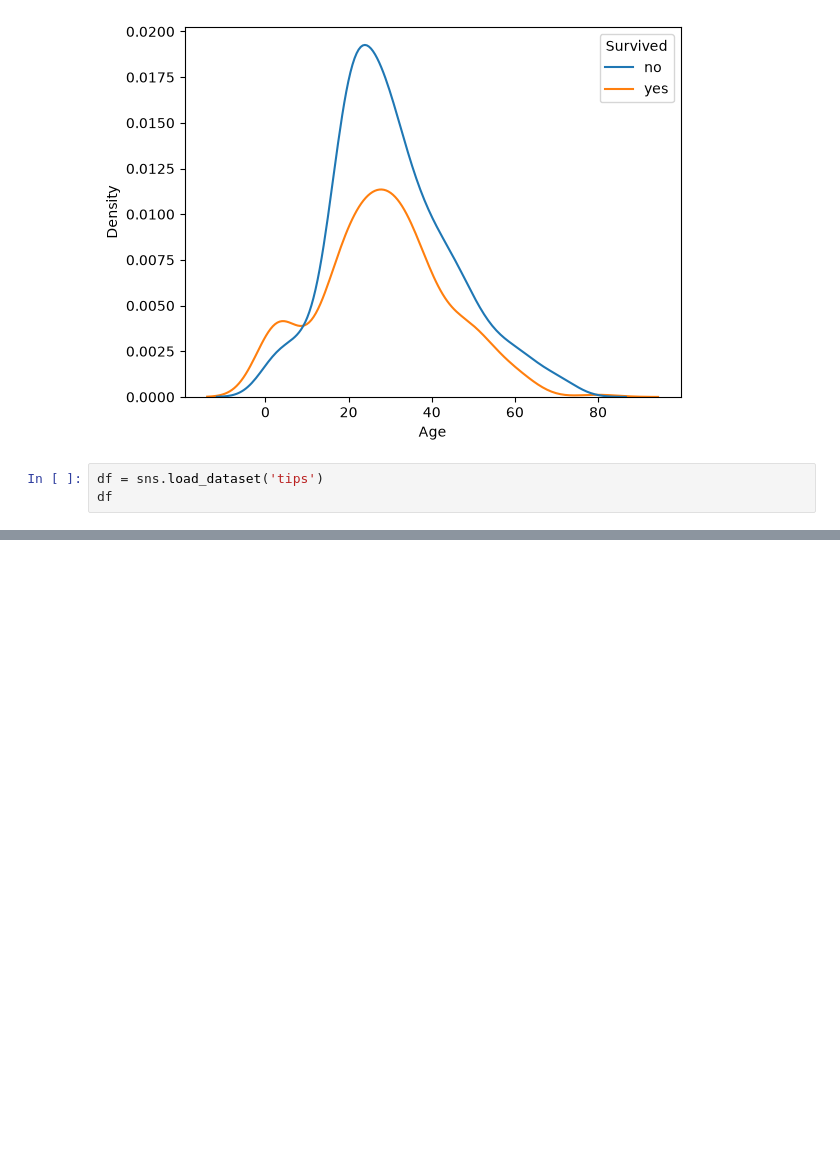
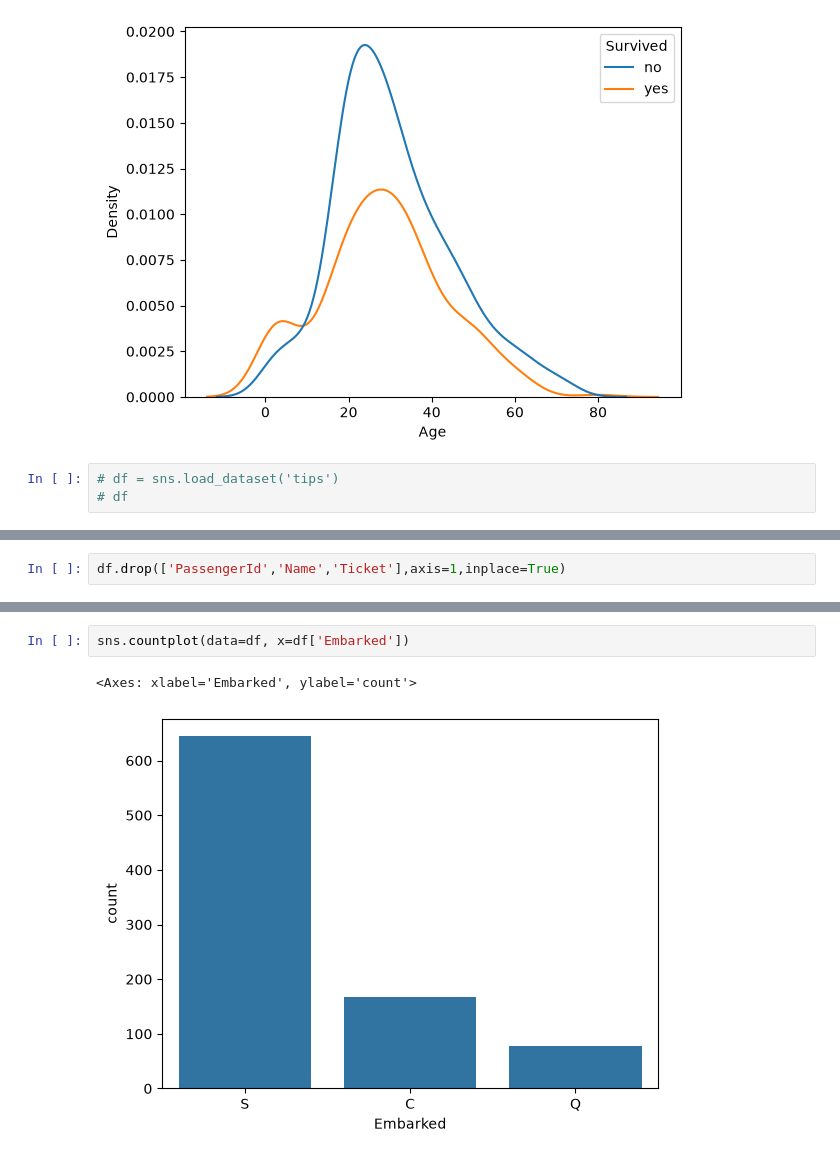
Before and after one commit to Rakibulhasan88/Machine-Learning-Phitron, a Jupyter notebook: Module-1.ipynb, the cells around one changed output, grey strips where cells are left out. Saved outputs shown, nothing was run; the diff lists cells and outputs as text; blank space fills up the shorter version.

```diff
--- a/Module-1.ipynb
+++ b/Module-1.ipynb
@@ -219,5 +220,5 @@ sns.kdeplot(data = df, x ='Age', hue = 'Survived')
 <Axes: xlabel='Age', ylabel='Density'>
 [figure]
 # %%
-df = sns.load_dataset('tips')
-df
+# df = sns.load_dataset('tips')
+# df
@@ -260,0 +256,2 @@ ModuleNotFoundError: No module named 'ydata_profiling'
+# %%
+df.drop(['PassengerId','Name','Ticket'],axis=1,inplace=True)
@@ -260,0 +610,5 @@ ModuleNotFoundError: No module named 'ydata_profiling'
+# %%
+sns.countplot(data=df, x=df['Embarked'])
+# %% [output]
+<Axes: xlabel='Embarked', ylabel='count'>
+[figure, added]
```
Also changed, not shown: parts of 46 cells of this notebook.
